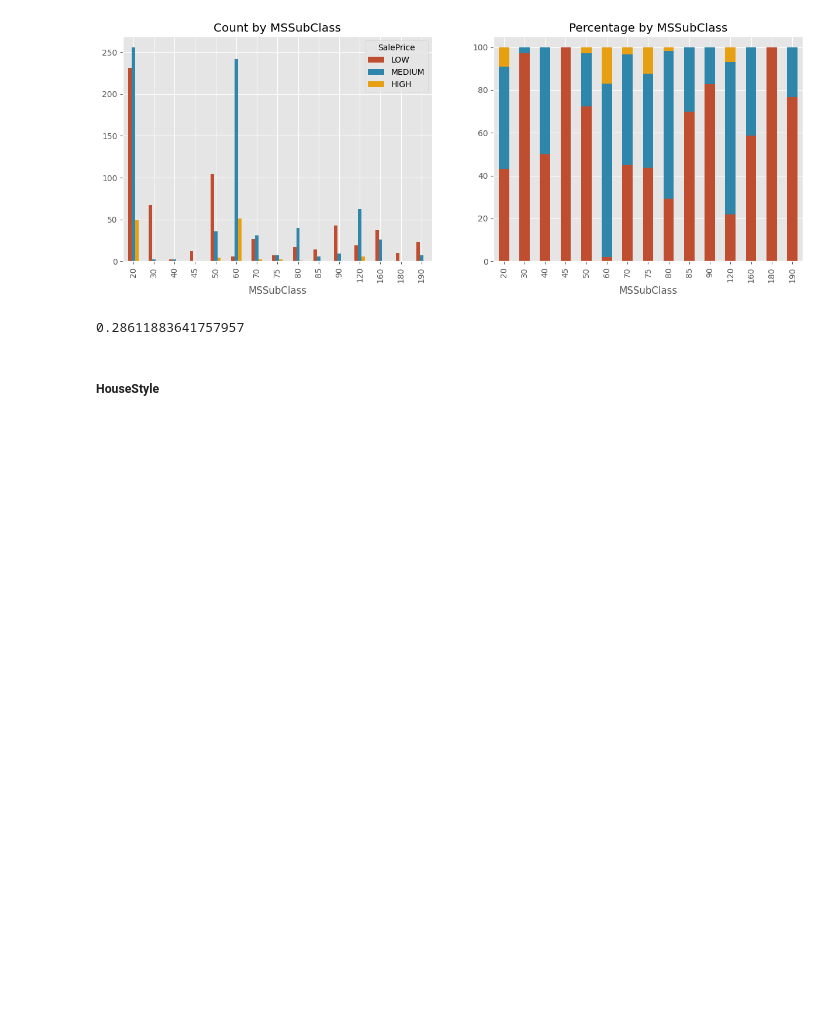
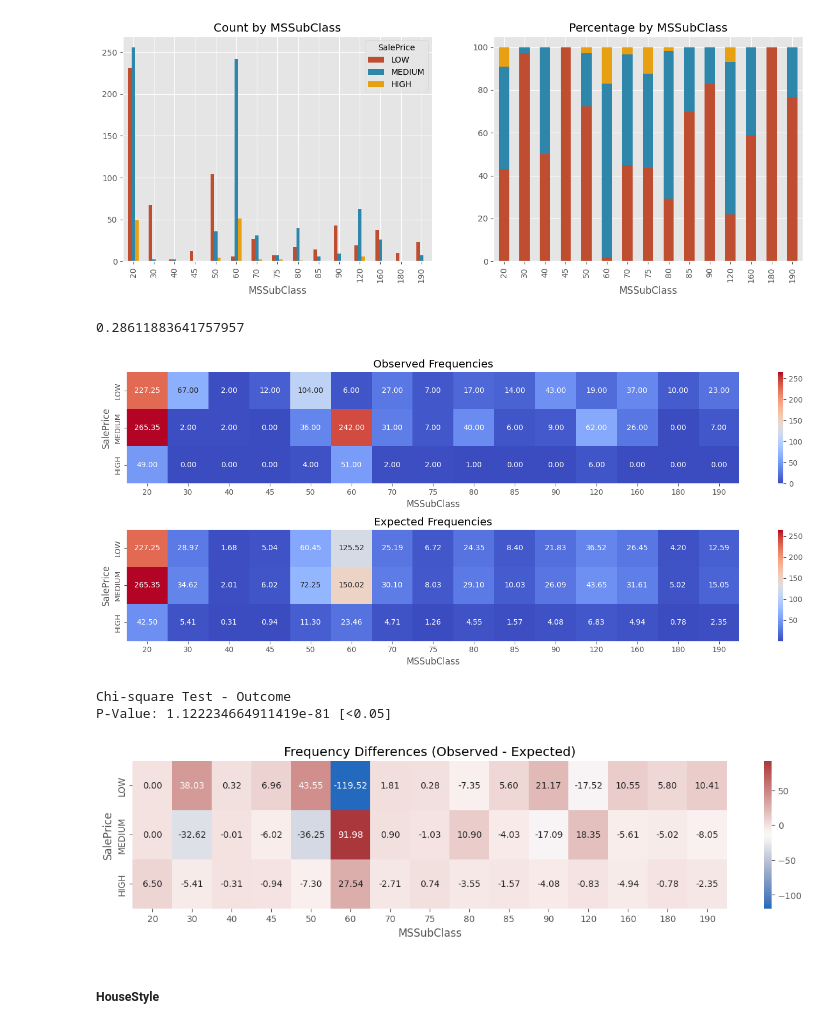
Before and after one commit to gvnberaldi/HousePricePrediction, a Jupyter notebook: Mbusu_project.ipynb, the cells around one changed output. Saved outputs shown, nothing was run; the diff lists cells and outputs as text; code cells hidden in the pictures; blank space fills up the shorter version.

```diff
--- a/Mbusu_project.ipynb
+++ b/Mbusu_project.ipynb
@@ -14,6 +14,7 @@ import seaborn as sb
 from scipy.stats import entropy
 import math
 import sys
+from itertools import groupby
 plt.style.use('ggplot')
 
 
@@ -24,6 +25,9 @@ palette = {
     'MEDIUM': color[1],
     'HIGH': color[2],
 }
+TARGET_FEATURE = 'SalePrice'
+TARGET_FEATURE_CONTI = 'salePriceNum'
+TARGET_FEATURE_VALUES = ['LOW', 'MEDIUM', 'HIGH']
 # %% [markdown]
 #### Utils
 # %% [markdown]
@@ -197,6 +344,15 @@ frequencies_and_percentages(df, 'SalePrice', 'MSSubClass')
 IG(df,"SalePrice","MSSubClass")
 # %% [output]
 0.28611883641757957
+# %%
+# Indepence test
+
+stattest_quali(df, 'MSSubClass')
+# %% [output]
+[figure, added]
+Chi-square Test - Outcome
+P-Value: 1.122234664911419e-81 [<0.05]
+[figure, added]
 # %% [markdown]
 ##### HouseStyle
 # %%
```
Also changed, not shown: parts of 10 cells of this notebook, 1 other file.
